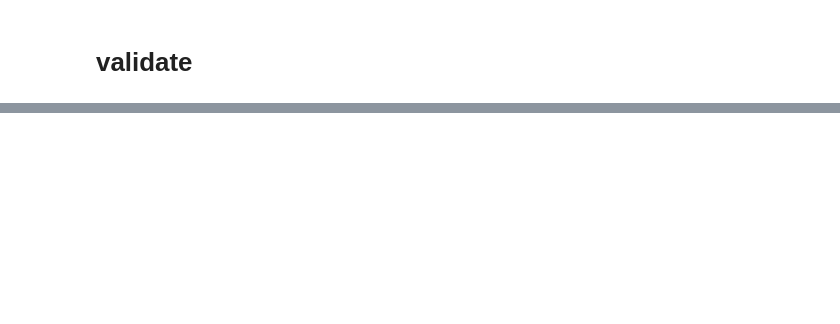
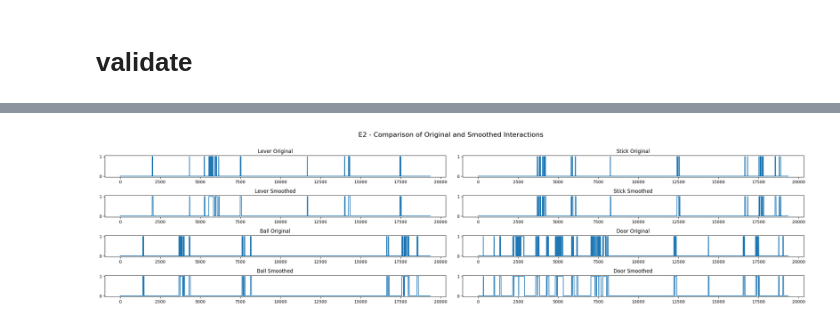
Before and after one commit to BoxedInKehrer/Moused, a Jupyter notebook: pipe.ipynb, the cells around one changed output, grey strips where cells are left out. Cells and saved outputs as stored; diff of their text form; code cells hidden in the pictures; blank space fills up the shorter version.

```diff
--- a/pipe.ipynb
+++ b/pipe.ipynb
@@ -1593,0 +1745,43 @@ plt.show()
+# %%
+# Create a single figure with 4 rows and 2 columns of subplots
+fig, axes = plt.subplots(4, 2, figsize=(24, 6))
+
+# Plot each component in a different column
+# Lever
+axes[0, 0].plot(interactions_binary_expanded_df['lever'] == 1)
+axes[0, 0].set_title('Lever Original')
+
+axes[1, 0].plot(smoothed['lever'])
+axes[1, 0].set_title('Lever Smoothed')
+
+# Stick
+axes[0, 1].plot(interactions_binary_expanded_df['stick'] == 1)
+axes[0, 1].set_title('Stick Original')
+
+axes[1, 1].plot(smoothed['stick'])
+axes[1, 1].set_title('Stick Smoothed')
+
+# Ball
+axes[2, 0].plot(interactions_binary_expanded_df['ball'] == 1)
+axes[2, 0].set_title('Ball Original')
+
+axes[3, 0].plot(smoothed['ball'])
+axes[3, 0].set_title('Ball Smoothed')
+
+# Door
+axes[2, 1].plot(interactions_binary_expanded_df['door'] == 1)
+axes[2, 1].set_title('Door Original')
+
+axes[3, 1].plot(smoothed['door'])
+axes[3, 1].set_title('Door Smoothed')
+
+# Add a single title for the entire figure
+fig.suptitle('E2 - Comparison of Original and Smoothed Interactions', fontsize=16)
+
+# Adjust layout
+plt.tight_layout(rect=[0, 0, 1, 0.97])
+
+# Show the plot
+plt.show()
+# %% [output]
+[figure, added]
```
Also changed, not shown: parts of 24 cells of this notebook, 1 other file.
